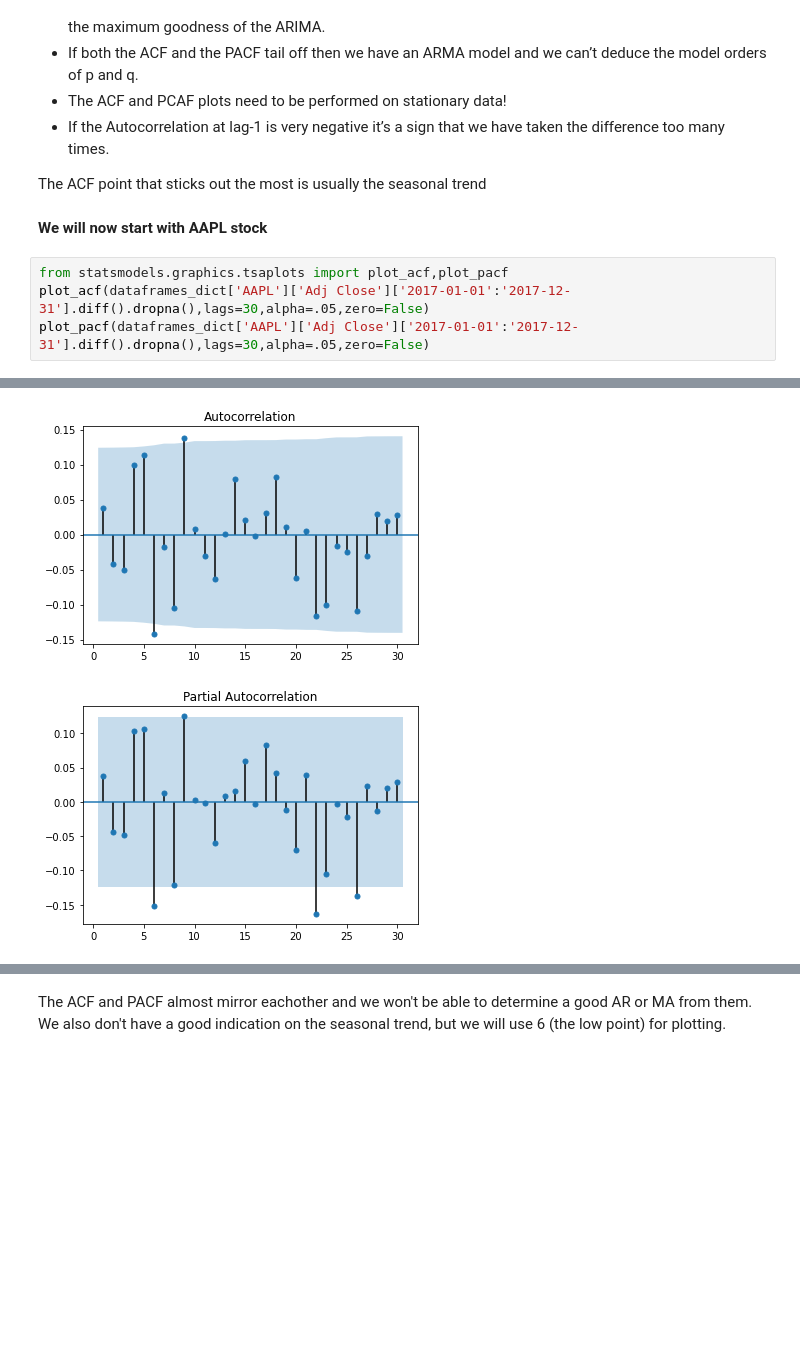
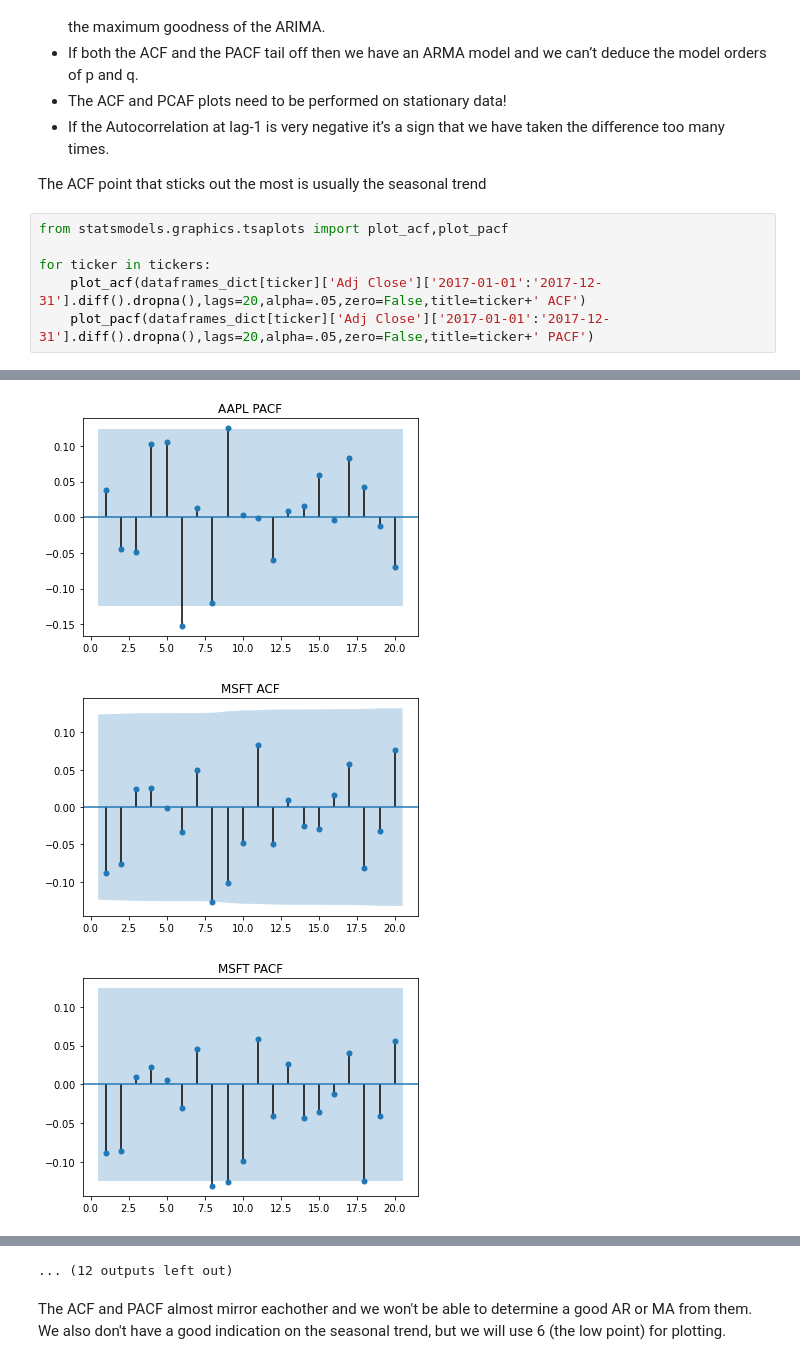
Before and after one commit to jcodedata13/Springboard, a Jupyter notebook: SARIMAX Springboard.ipynb, the cells around one changed output, grey strips where cells are left out. Drawn from its saved outputs; the diff is of its cells as text; blank space fills up the shorter version.

```diff
--- a/SARIMAX Springboard.ipynb
+++ b/SARIMAX Springboard.ipynb
@@ -148,10 +148,10 @@ Using the ACF and PACF we can choose a model order and determine the seasonal tr
 *	If the Autocorrelation at lag-1 is very negative it’s a sign that we have taken the difference too many times.
 
 The ACF point that sticks out the most is usually the seasonal trend
-# %% [markdown]
-**We will now start with AAPL stock**
 # %%
 from statsmodels.graphics.tsaplots import plot_acf,plot_pacf
-plot_acf(dataframes_dict['AAPL']['Adj Close']['2017-01-01':'2017-12-31'].diff().dropna(),lags=30,alpha=.05,zero=False)
-plot_pacf(dataframes_dict['AAPL']['Adj Close']['2017-01-01':'2017-12-31'].diff().dropna(),lags=30,alpha=.05,zero=False)
+
+for ticker in tickers:
+    plot_acf(dataframes_dict[ticker]['Adj Close']['2017-01-01':'2017-12-31'].diff().dropna(),lags=20,alpha=.05,zero=False,title=ticker+' ACF')
+    plot_pacf(dataframes_dict[ticker]['Adj Close']['2017-01-01':'2017-12-31'].diff().dropna(),lags=20,alpha=.05,zero=False,title=ticker+' PACF')
 # %% [output]
@@ -159,2 +159,3 @@ plot_pacf(dataframes_dict['AAPL']['Adj Close']['2017-01-01':'2017-12-31'].diff()
-[figure, old version]
+[figure, new version]
-[figure, old version]
+[figure, new version]
+[figure, added]
@@ -161,3 +170,4 @@ plot_pacf(dataframes_dict['AAPL']['Adj Close']['2017-01-01':'2017-12-31'].diff()
+... (12 outputs left out)
 # %% [markdown]
 The ACF and PACF almost mirror eachother and we won't be able to determine a good AR or MA from them.
 We also don't have a good indication on the seasonal trend, but we will use 6 (the low point) for plotting.
```
Also changed, not shown: parts of 42 cells of this notebook.
